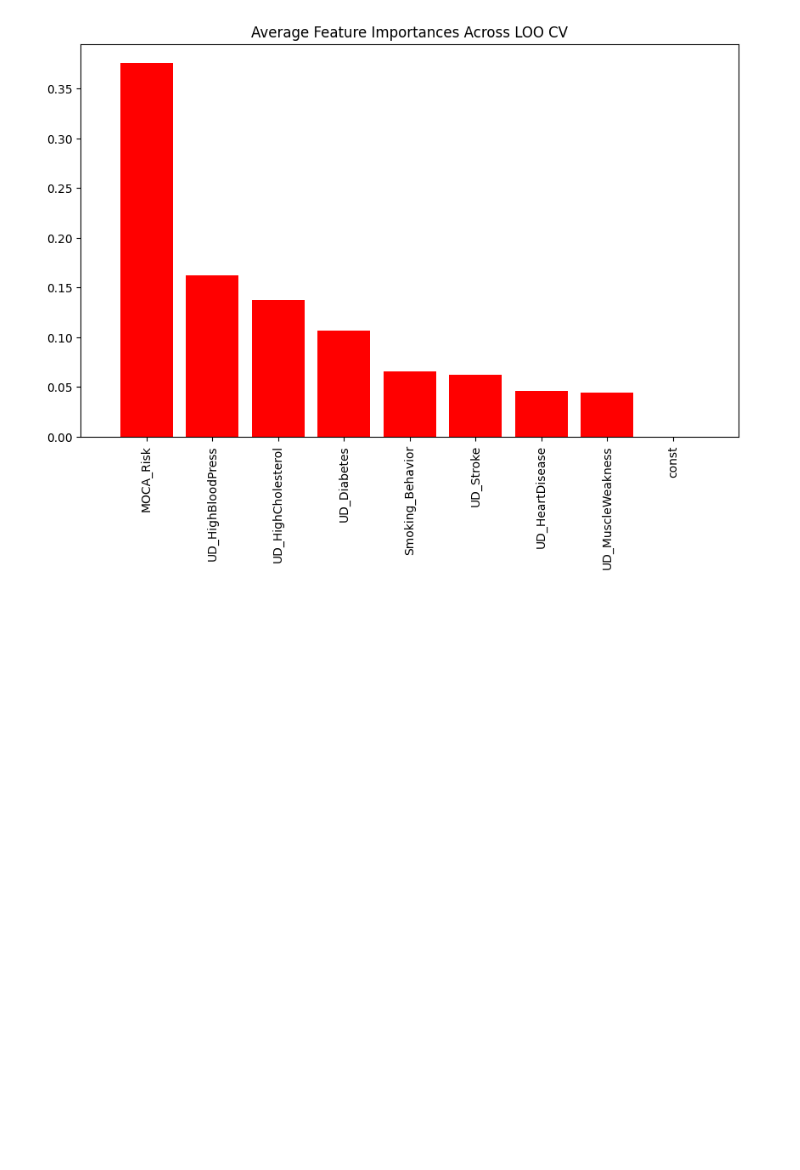
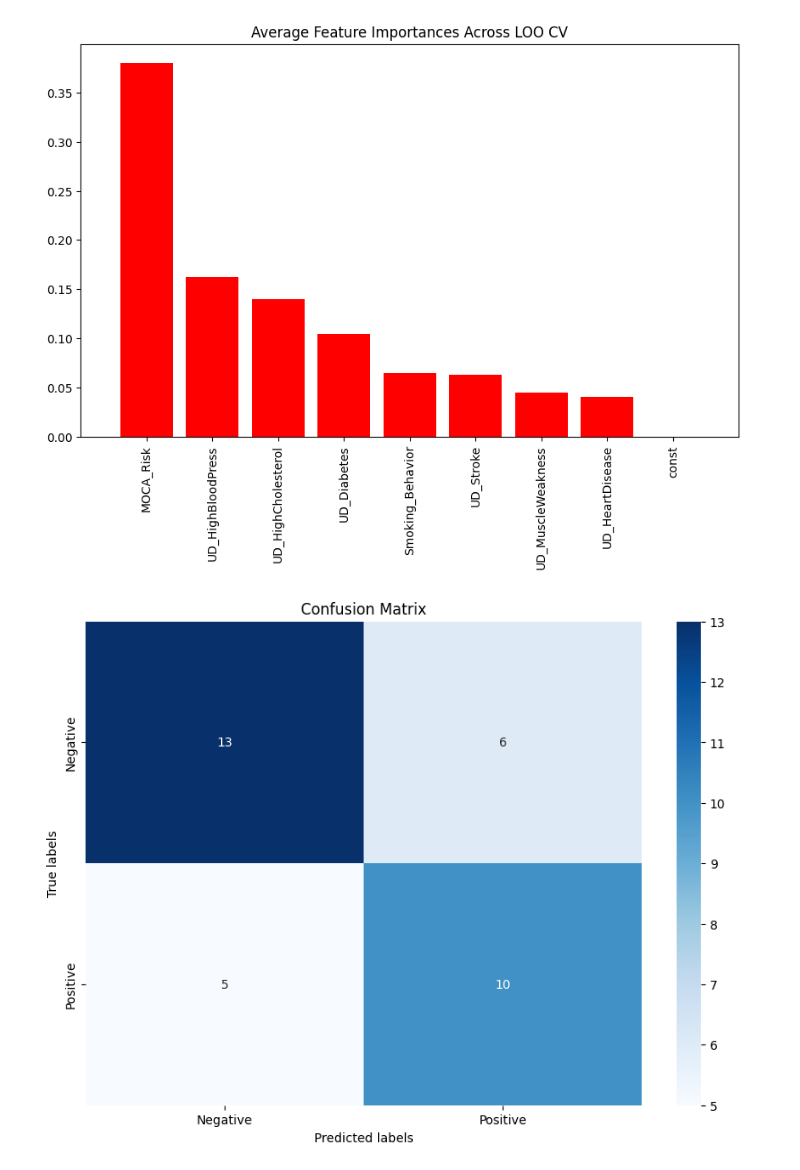
Before and after one commit to ramesh-arjun/Fall-Risk-Machine-Learning-Project, a Jupyter notebook: DataAnalysis.ipynb, the cells around one changed output. Drawn from its saved outputs; the diff is of its cells as text; code cells hidden in the pictures; blank space fills up the shorter version.

```diff
--- a/DataAnalysis.ipynb
+++ b/DataAnalysis.ipynb
@@ -124,6 +187,7 @@ Average Accuracy in Predicting TUG Risk using a Decision Tree: 0.705882352941176
 leave_one_out = LeaveOneOut()
 
 accuracies = []
+y_true, y_preds = [], []
 cumulative_importances = np.zeros(X.shape[1])  # Array to store cumulative importances
 
 for train_index, test_index in leave_one_out.split(X):
@@ -137,32 +201,63 @@ for train_index, test_index in leave_one_out.split(X):
 
     # Predict values for test data
     y_pred = rfc.predict(X_test)
 
     # Accumulate feature importances
     cumulative_importances += rfc.feature_importances_
 
+    # Collect true labels and predictions
+    y_true.append(y_test.item())
+    y_preds.append(y_pred.item())
+
     # Calculate accuracy
     accuracy = accuracy_score(y_test, y_pred)
     accuracies.append(accuracy)
+
 
 # Average the accumulated feature importances
 average_importances = cumulative_importances / leave_one_out.get_n_splits(X)
 
 # Sort the feature importances in descending order and get the indices
 indices = np.argsort(average_importances)[::-1]
 # Arrange your feature names according to the indices
 features = X.columns[indices]
 
 # Plotting feature importances
 plt.figure(figsize=(10, 6))
 plt.title('Average Feature Importances Across LOO CV')
 plt.bar(range(X.shape[1]), average_importances[indices], color="r", align="center")
 plt.xticks(range(X.shape[1]), features, rotation=90)
 plt.xlim([-1, X.shape[1]])
 plt.show()
 
 # Print out information about the average accuracy
 average_accuracy = np.mean(accuracies)
-print("Average Accuracy in Predicting TUG Risk using a Random Forest:", average_accuracy)
+
+# Compute confusion matrix
+conf_matrix = confusion_matrix(y_true, y_preds)
+plt.figure(figsize=(10, 7))
+sns.heatmap(conf_matrix, annot=True, fmt='g', cmap='Blues', xticklabels=['Negative', 'Positive'], yticklabels=['Negative', 'Positive'])
+plt.title('Confusion Matrix')
+plt.xlabel('Predicted labels')
+plt.ylabel('True labels')
+plt.show()
+
+
+# Extracting TN, FP, FN, TP
+TN = conf_matrix[0, 0]
+FP = conf_matrix[0, 1]
+FN = conf_matrix[1, 0]
+TP = conf_matrix[1, 1]
+# Calculate Precision
+Precision = TP / (TP + FP) if (TP + FP) != 0 else 0
+# Calculate Recall
+Recall = TP / (TP + FN) if (TP + FN) != 0 else 0
+# Calculate F1 Score
+F1_Score = 2 * (Precision * Recall) / (Precision + Recall) if (Precision + Recall) != 0 else 0
+print(f"Precision: {Precision:.5f}")
+print(f"Recall: {Recall:.5f}")
+print(f"F1 Score: {F1_Score:.5f}")
+print("Average Accuracy: {:.5f}".format(average_accuracy))
 # %% [output]
-[figure, old version]
+[figure, new version]
+[figure, added]
```
Also changed, not shown: parts of 5 cells of this notebook.
